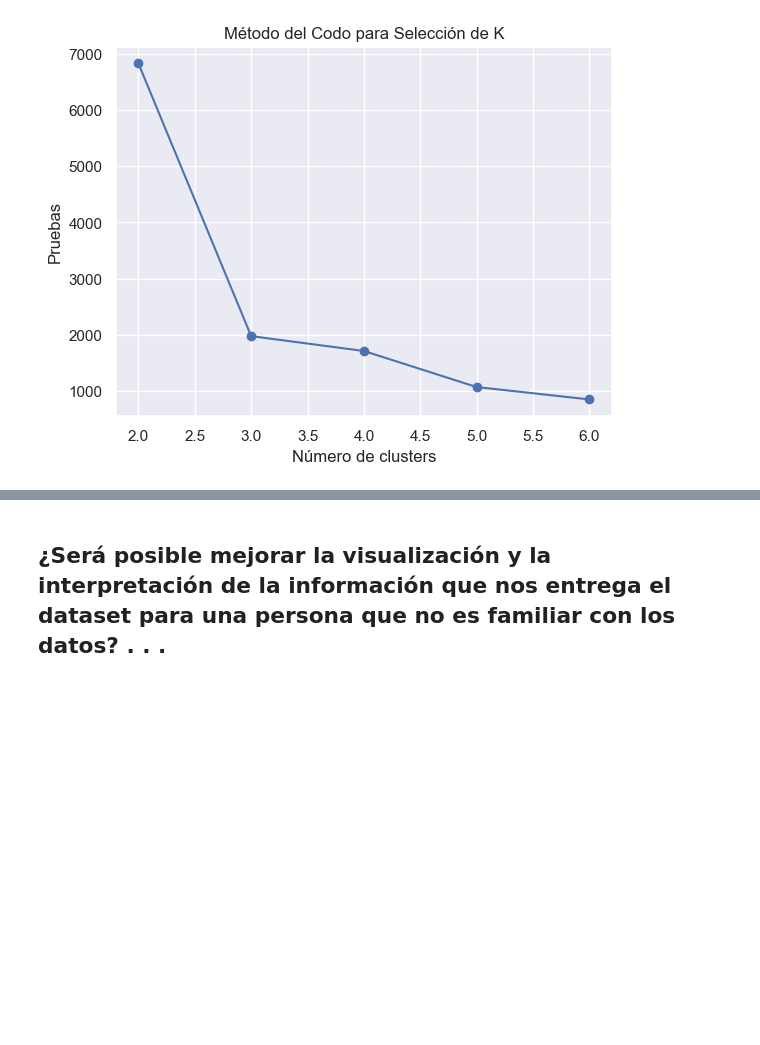
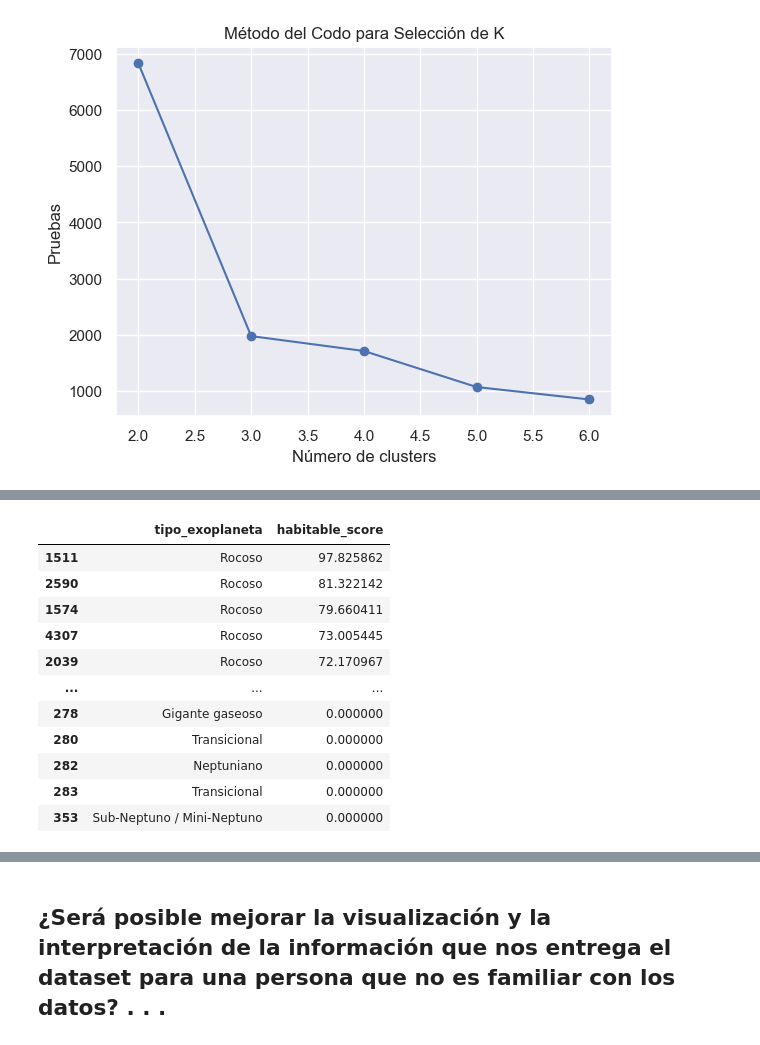
Before and after one commit to raylovesmusic/IMT2200-Proyecto-Grupal-A.R.D.E, a Jupyter notebook: notebooks/entrega_inicial.ipynb, the cells around one changed output, grey strips where cells are left out. Saved outputs shown, nothing was run; the diff lists cells and outputs as text; code cells hidden in the pictures; blank space fills up the shorter version.

```diff
--- a/notebooks/entrega_inicial.ipynb
+++ b/notebooks/entrega_inicial.ipynb
@@ -818,0 +907,88 @@ df2[["pl_name", "pl_bmasse", "pl_rade", "Tipo_exoplaneta"]]
+# %%
+tierra_referencia = {
+    "pl_insol": 1.0,     # Insolación
+    "pl_rade": 1.0,      # Radio
+    "pl_eqt": 255.0,     # Temp Equilibrio
+    "pl_dens": 5.51,     # Densidad
+    "pl_orbper": 365.25, # Días del año
+    "st_teff": 5772.0,   # Temp Estrella (Sol)
+}
+
+tolerancias = {
+    "pl_insol": 0.5,
+    "pl_rade": 0.5,
+    "pl_eqt": 0.2,
+    "pl_dens": 0.5,
+    "pl_orbper": 0.3,
+    "st_teff": 0.3,
+}
+
+weights = {
+    "pl_insol": 3.0,
+    "pl_rade": 3.0,
+    "pl_eqt": 2.0,
+    "pl_dens": 1.0,
+    "pl_orbper": 1.0,
+    "st_teff": 1.0,
+}
+
+
+def similarity_score(value, reference, tolerance):
+    if pd.isna(value) or pd.isna(reference):
+        return None
+
+    error = abs(value - reference) / abs(reference)
+
+    if error > tolerance:
+        return 0.0
+
+    score = 1.0 - (error / tolerance)
+    return score
+
+
+def habitable_score(planet):
+    total_score = 0.0
+    total_weight = 0.0
+
+    for feature, reference in tierra_referencia.items():
+        value = planet[feature]
+        tolerance = tolerancias[feature]
+        weight = weights[feature]
+
+        score = similarity_score(value, reference, tolerance)
+
+        if score is None:
+            continue
+
+        total_score += score * weight
+        total_weight += weight
+
+    if total_weight == 0:
+        return 0.0
+
+    return total_score / total_weight * 100
+
+
+df2["habitable_score"] = df2.apply(habitable_score, axis=1)
+
+df2.head()
+
+
+# Grafico
+
+# Top 10 exoplanetas más habitables con su %
+top_habitable = df2.sort_values(by='habitable_score', ascending=False)
+top_habitable[['tipo_exoplaneta', 'habitable_score']]
+# %% [output]
+|  | tipo_exoplaneta | habitable_score |
+| 1511 | Rocoso | 97.825862 |
+| 2590 | Rocoso | 81.322142 |
+| 1574 | Rocoso | 79.660411 |
+| 4307 | Rocoso | 73.005445 |
+| 2039 | Rocoso | 72.170967 |
+| ... | ... | ... |
+| 278 | Gigante gaseoso | 0.000000 |
+| 280 | Transicional | 0.000000 |
+| 282 | Neptuniano | 0.000000 |
+| 283 | Transicional | 0.000000 |
+| 353 | Sub-Neptuno / Mini-Neptuno | 0.000000 |
```
Also changed, not shown: parts of 10 cells of this notebook.
